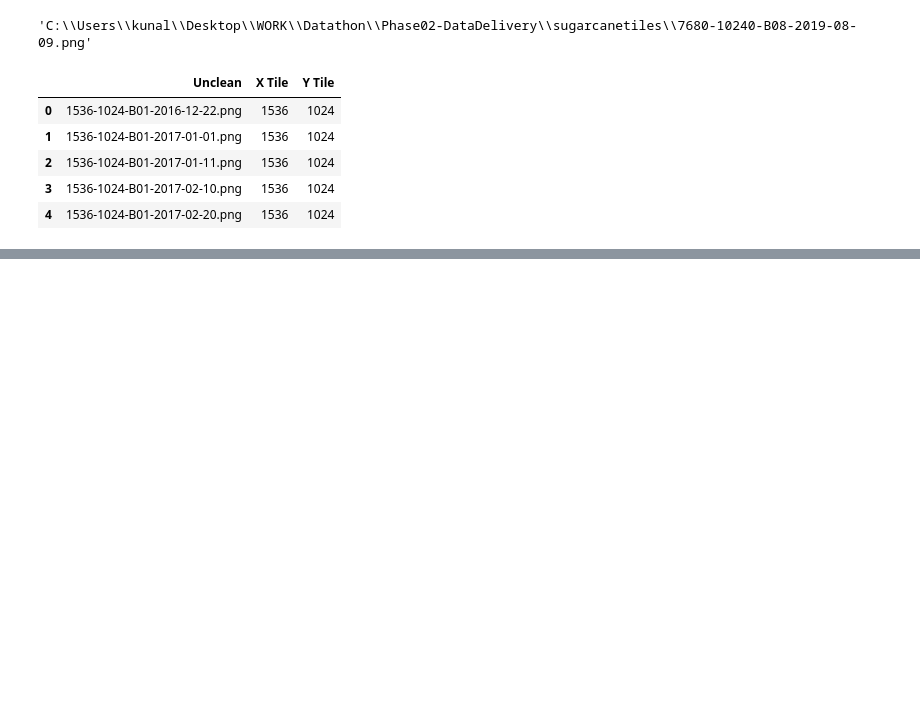
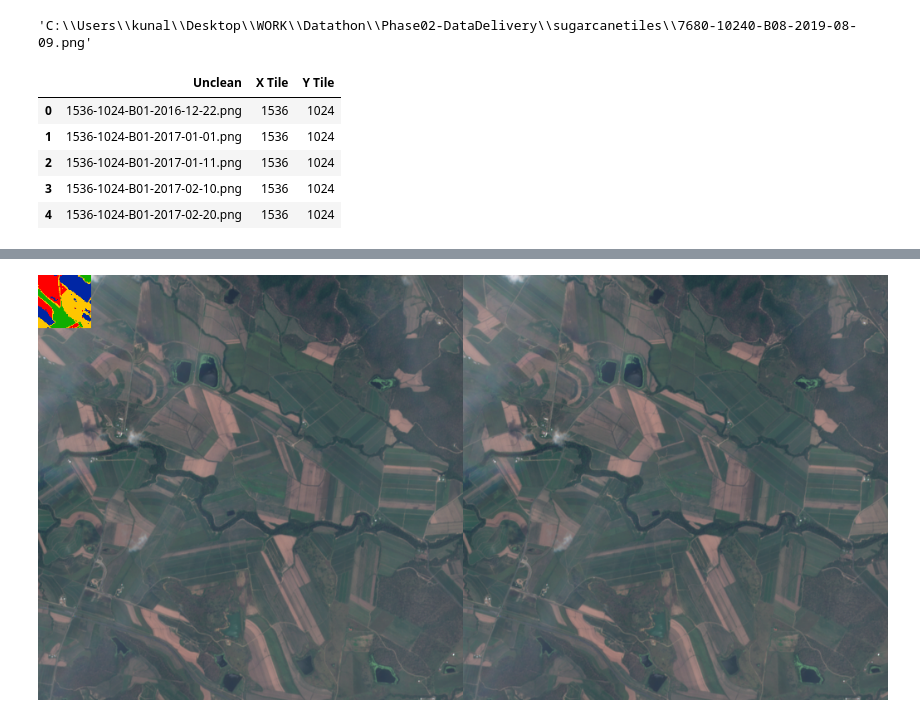
Before and after one commit to Canecrushers/Dash-Application, a Jupyter notebook: Cleaning Data.ipynb, the cells around one changed output, grey strips where cells are left out. Cells and saved outputs as stored; diff of their text form; code cells hidden in the pictures; blank space fills up the shorter version.

```diff
--- a/Cleaning Data.ipynb
+++ b/Cleaning Data.ipynb
@@ -304,0 +419,35 @@ df
+# %%
+tciFilePath = 'C:\\Users\\kunal\\Desktop\\WORK\\Datathon\\Phase02-DataDelivery\\sugarcanetiles\\7680-10240-TCI-2016-12-22.png'
+tci = open_image(tciFilePath, mode='RGB')
+numberOfClusters = 4
+
+vegiClustered_df = df[['x','y','prediction']]
+colours = []
+for colour in range(0, numberOfClusters):
+    red = colour * 0xFF / numberOfClusters
+    grn = 0xFF - abs(2 * colour - numberOfClusters) * 0xFF / numberOfClusters
+    blu = 0xFF - colour * 0xFF / numberOfClusters
+    #colours.append(np.array([blu,grn,red,], dtype='uint8'))
+    colours.append(np.array([grn,red,blu,], dtype='uint8'))
+    #colours.append(np.array([red,grn,blu,], dtype='uint8'))
+
+colours = [
+    np.array([0x10,0xAD,0x00], dtype='uint8'),  # limish green
+    np.array([0x00,0x26,0xA4], dtype='uint8'),  # blueish
+    np.array([0xFF,0x00,0x00], dtype='uint8'),  # red
+    np.array([0xFF,0xC6,0x00], dtype='uint8'),  # yellow
+]
+def overlayPredictionImage(df, tci, overlay_colour):
+    """ overlay harvest predition onto image
+        df - pandas dataframe with 'x', 'y' and 'prediction' integer columns
+        tci - rgb image
+        overlay_colour - list of np.array([r,g,b], dtype='uint8') representing the colours to overlay
+        return a numpy array x by y by [r,g,b]
+    """
+    result = np.array(tci)
+    for row in df.itertuples():
+        result[row.y,row.x] = overlay_colour[row.prediction]
+    return result
+
+imgnp = overlayPredictionImage(vegiClustered_df, tci, colours)
+imgnp.shape
@@ -304,0 +463,5 @@ df
+# %%
+clusterImg = Image.fromarray(np.hstack((imgnp, np.array(tci))))
+clusterImg
+# %% [output]
+[figure, added]
```
Also changed, not shown: parts of 16 cells of this notebook.
